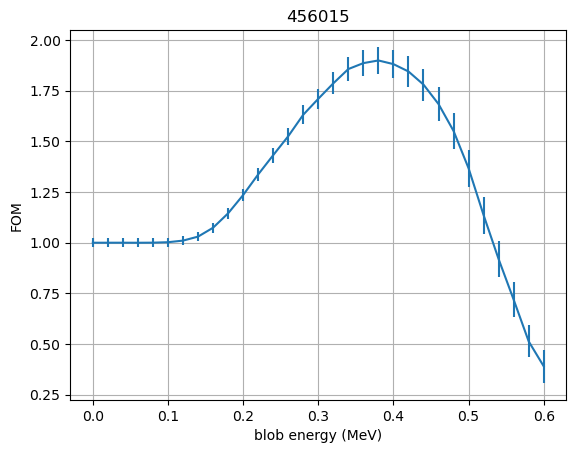
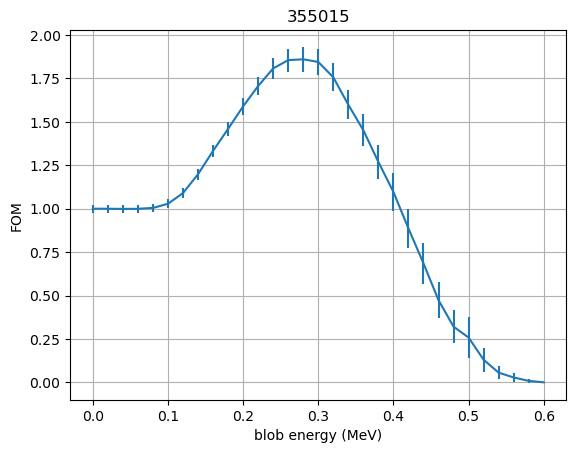
Code edit (unified diff) that turned the first committed figure into the second:
--- before
+++ after
@@ -1,4 +1,4 @@
 
-ts_list = [456015, 456018, 456021, 456024, 557015, 557018, 557021, 557024, 658015, 658018, 658021, 658024]
+ts_list = [355015, 355018, 355021, 355024, 456015, 456018, 456021, 456024, 557015, 557018, 557021, 557024, 658015, 658018, 658021, 658024]
 for timestamp in ts_list:
 
@@ -8,10 +8,11 @@
     FOM_clean = FOM_info['fom']
     FOM_clean[(FOM_clean > 5) | (FOM_clean < 0)] = 0
-
+    FOM_err = FOM_info['fom_err']
+    FOM_err[(FOM_err > 5) | (FOM_err < 0)] = 0
     print('='*20)
     print(f'{timestamp}')
     print('='*20)
     print('\n\n\n')
-    plt.errorbar(FOM_info['cut_list'], FOM_clean, yerr = [x if x >= 0 else 0 for x in FOM_info['fom_err']])
+    plt.errorbar(FOM_info['cut_list'], FOM_clean, yerr = FOM_err)
     plt.xlabel('blob energy (MeV)')
     plt.title(f'{timestamp}')

Commit: final version of fom for pscan 110526